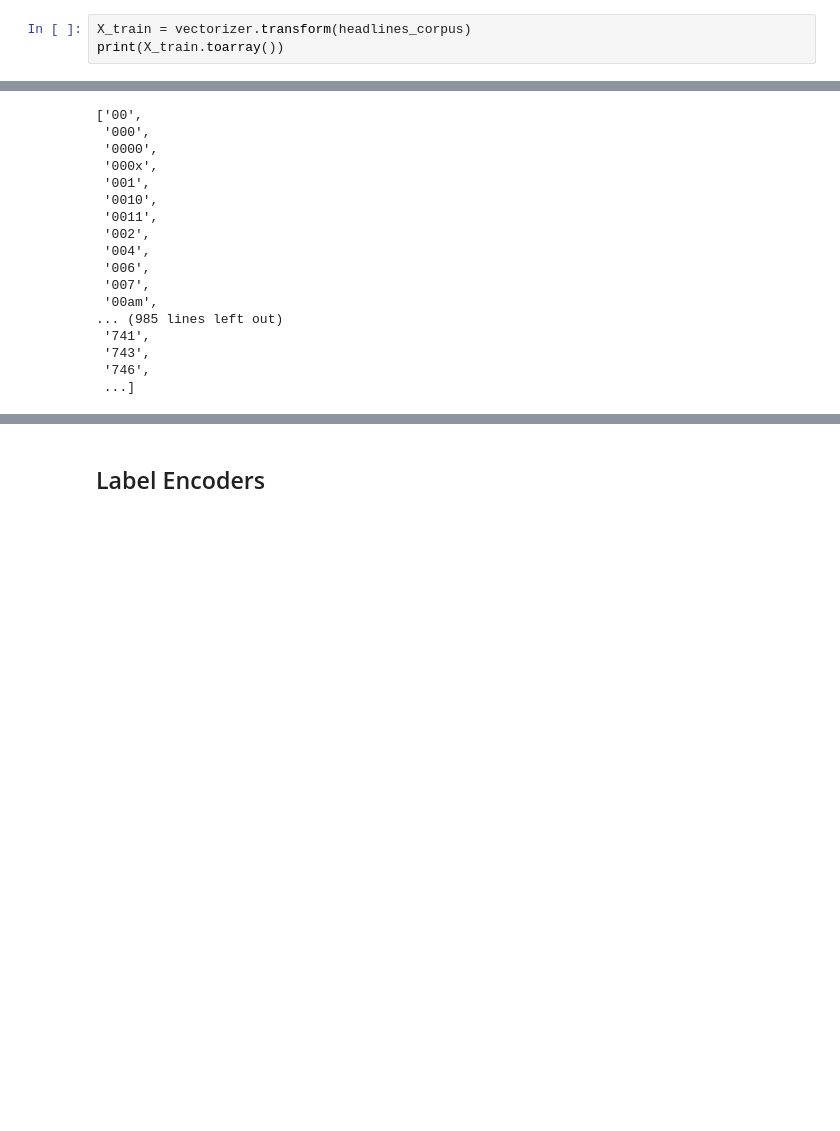
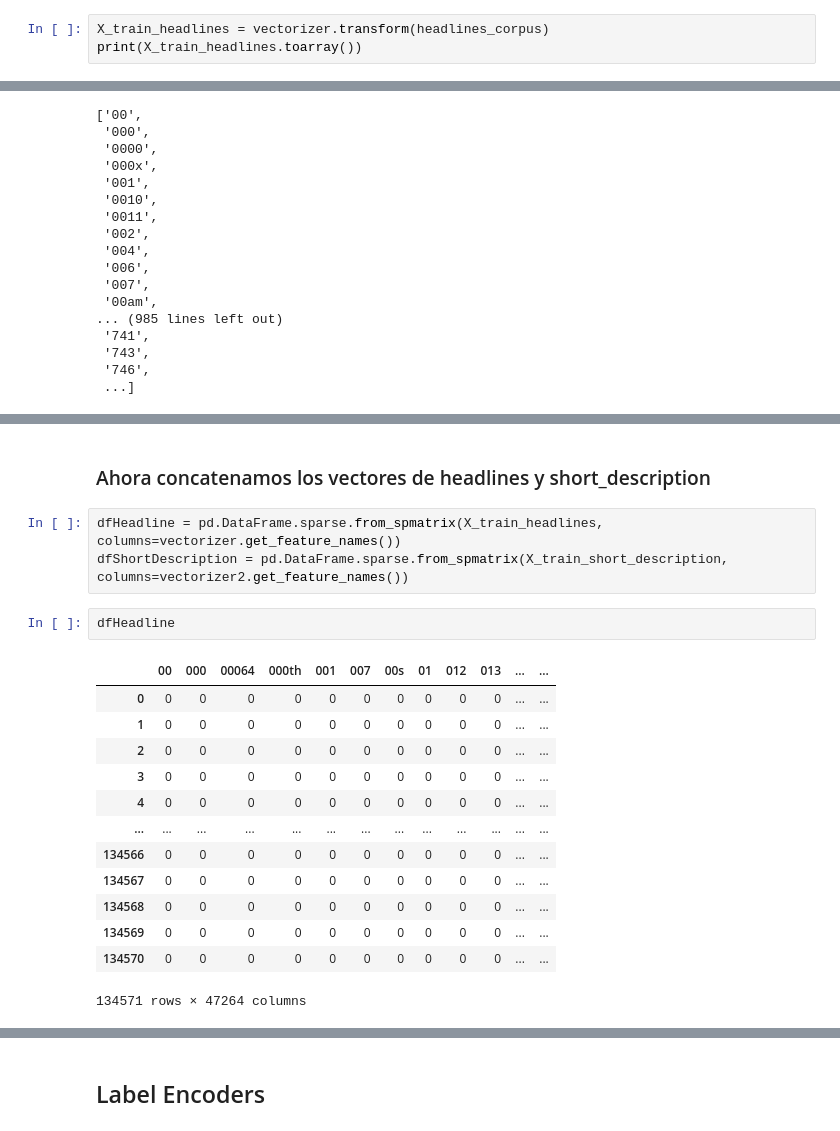
Before and after one commit to fernandasecinaro/machine-learning, a Jupyter notebook: obligatorio.ipynb, the cells around one changed output, grey strips where cells are left out. Cells and saved outputs as stored; diff of their text form; blank space fills up the shorter version.

```diff
--- a/obligatorio.ipynb
+++ b/obligatorio.ipynb
@@ -266,6 +257,6 @@ vectorizer.get_feature_names()
 # %%
-X_train = vectorizer.transform(headlines_corpus)
-print(X_train.toarray())
+X_train_headlines = vectorizer.transform(headlines_corpus)
+print(X_train_headlines.toarray())
 # %% [output]
 [[0 0 0 ... 0 0 0]
  [0 0 0 ... 0 0 0]
@@ -304,0 +311,21 @@ vectorizer2.get_feature_names()
+# %% [markdown]
+### Ahora concatenamos los vectores de headlines y short_description
+# %%
+dfHeadline = pd.DataFrame.sparse.from_spmatrix(X_train_headlines, columns=vectorizer.get_feature_names())
+dfShortDescription = pd.DataFrame.sparse.from_spmatrix(X_train_short_description, columns=vectorizer2.get_feature_names())
+# %%
+dfHeadline
+# %% [output]
+|  | 00 | 000 | 00064 | 000th | 001 | 007 | 00s | 01 | 012 | 013 | ... | ... |
+| 0 | 0 | 0 | 0 | 0 | 0 | 0 | 0 | 0 | 0 | 0 | ... | ... |
+| 1 | 0 | 0 | 0 | 0 | 0 | 0 | 0 | 0 | 0 | 0 | ... | ... |
+| 2 | 0 | 0 | 0 | 0 | 0 | 0 | 0 | 0 | 0 | 0 | ... | ... |
+| 3 | 0 | 0 | 0 | 0 | 0 | 0 | 0 | 0 | 0 | 0 | ... | ... |
+| 4 | 0 | 0 | 0 | 0 | 0 | 0 | 0 | 0 | 0 | 0 | ... | ... |
+| ... | ... | ... | ... | ... | ... | ... | ... | ... | ... | ... | ... | ... |
+| 134566 | 0 | 0 | 0 | 0 | 0 | 0 | 0 | 0 | 0 | 0 | ... | ... |
+| 134567 | 0 | 0 | 0 | 0 | 0 | 0 | 0 | 0 | 0 | 0 | ... | ... |
+| 134568 | 0 | 0 | 0 | 0 | 0 | 0 | 0 | 0 | 0 | 0 | ... | ... |
+| 134569 | 0 | 0 | 0 | 0 | 0 | 0 | 0 | 0 | 0 | 0 | ... | ... |
+| 134570 | 0 | 0 | 0 | 0 | 0 | 0 | 0 | 0 | 0 | 0 | ... | ... |
+134571 rows × 47264 columns
```
Also changed, not shown: parts of 23 cells of this notebook.
